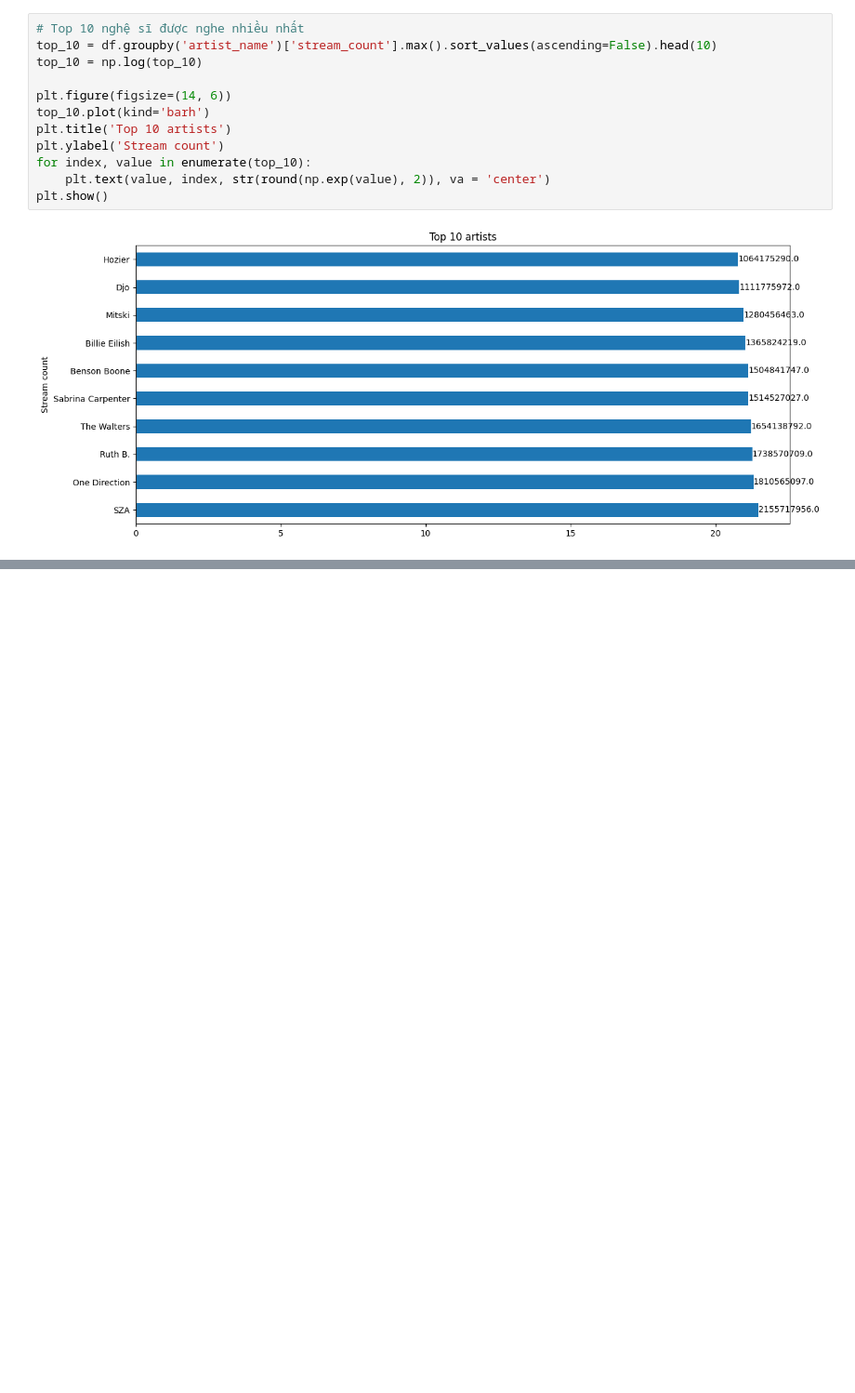
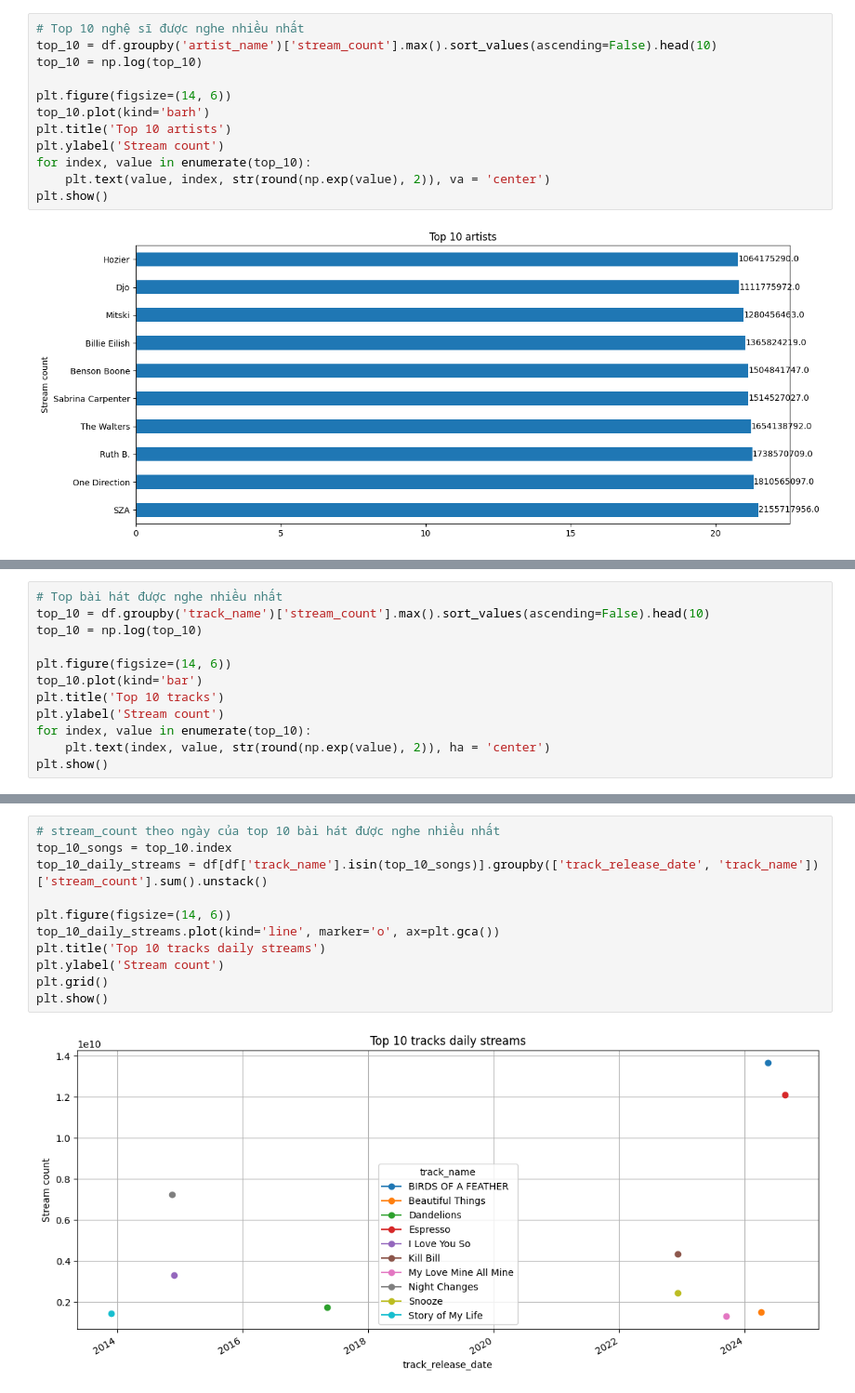
Before and after one commit to IntingRecently/UDPTDLTM, a Jupyter notebook: Data_Analysis.ipynb, the cells around one changed output, grey strips where cells are left out. Shown: that part at 93% size. Drawn from its saved outputs; the diff is of its cells as text; blank space fills up the shorter version.

```diff
--- a/Data_Analysis.ipynb
+++ b/Data_Analysis.ipynb
@@ -303,0 +407,12 @@ plt.show()
+# %%
+# Top bài hát được nghe nhiều nhất
+top_10 = df.groupby('track_name')['stream_count'].max().sort_values(ascending=False).head(10)
+top_10 = np.log(top_10)
+
+plt.figure(figsize=(14, 6))
+top_10.plot(kind='bar')
+plt.title('Top 10 tracks')
+plt.ylabel('Stream count')
+for index, value in enumerate(top_10):
+    plt.text(index, value, str(round(np.exp(value), 2)), ha = 'center')
+plt.show()
@@ -303,0 +421,13 @@ plt.show()
+# %%
+# stream_count theo ngày của top 10 bài hát được nghe nhiều nhất
+top_10_songs = top_10.index
+top_10_daily_streams = df[df['track_name'].isin(top_10_songs)].groupby(['track_release_date', 'track_name'])['stream_count'].sum().unstack()
+
+plt.figure(figsize=(14, 6))
+top_10_daily_streams.plot(kind='line', marker='o', ax=plt.gca())
+plt.title('Top 10 tracks daily streams')
+plt.ylabel('Stream count')
+plt.grid()
+plt.show()
+# %% [output]
+[figure, added]
```
Also changed, not shown: parts of 11 cells of this notebook.
